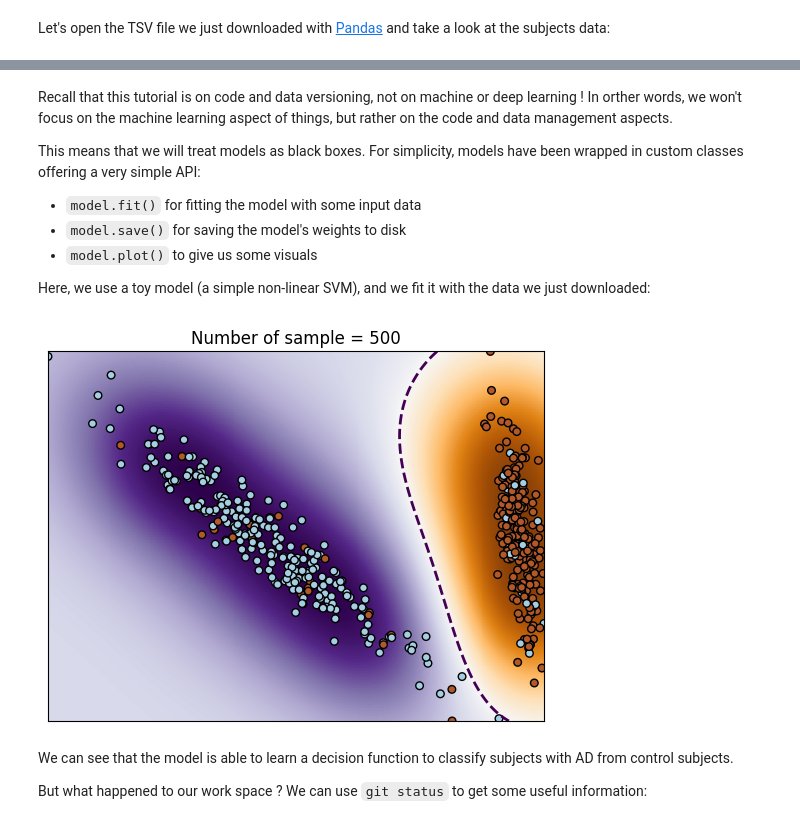
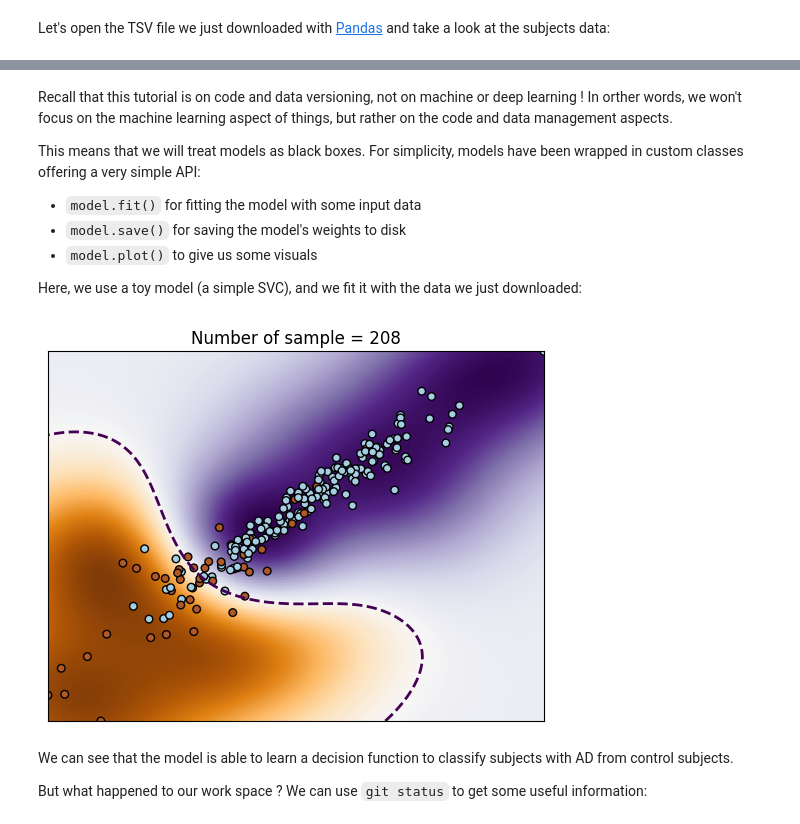
Before and after one commit to aramis-lab/NOW-2023, a Jupyter notebook: notebooks/data_versionning.ipynb, the cells around one changed output, grey strips where cells are left out. Cells and saved outputs as stored; diff of their text form; code cells hidden in the pictures.

Commit message:
update part2 chapter 2 to use new hc volume data

```diff
--- a/notebooks/data_versionning.ipynb
+++ b/notebooks/data_versionning.ipynb
@@ -249,14 +249,13 @@ This means that we will treat models as black boxes. For simplicity, models have
 - `model.save()` for saving the model's weights to disk
 - `model.plot()` to give us some visuals
 
-Here, we use a toy model (a simple non-linear SVM), and we fit it with the data we just downloaded:
+Here, we use a toy model (a simple SVC), and we fit it with the data we just downloaded:
 # %%
 import pickle
 import pandas as pd
 import numpy as np
 from sklearn import svm
 import matplotlib.pyplot as plt
-
 
 class Model:
     """Simple interface to a toy model for classification."""
@@ -267,7 +266,7 @@ class Model:
         self.max_x = np.max(self.X[:, 0])
         self.min_y = np.min(self.X[:, 1])
         self.max_y = np.max(self.X[:, 1])
-        self.estimator = svm.NuSVC(gamma="auto")
+        self.estimator = svm.SVC()
 
     @property
     def n_samples(self) -> int:
@@ -278,9 +277,9 @@ class Model:
         return [self.min_x, self.max_x, self.min_y, self.max_y]
 
     @classmethod
-    def from_dataframe(cls, df: pd.DataFrame):
-        X = np.array(df[["HC_left_volume", "HC_right_volume"]])
-        y = np.array([1 if x == "AD" else 0 for x in df["group"].values])
+    def from_dataframe(cls, df: pd.DataFrame, predictive_features: list[str], target_feature: str):
+        X = np.array(df[predictive_features])
+        y = np.array([1 if x == "AD" else 0 for x in df[target_feature].values])
         return cls(X, y)
 
     def fit(self):
@@ -313,12 +312,16 @@ class Model:
         plt.axis(self.bbox)
         plt.show()
 # %%
-model = Model.from_dataframe(df)
+model = Model.from_dataframe(
+    df,
+    predictive_features=["HC_left_volume", "HC_right_volume"],
+    target_feature="diagnosis",
+)
 model.fit()  # Fit the model
 model.save() # Serialize the trained model
 model.plot() # Plot the decision function with the data
 # %% [output]
-[figure, old version]
+[figure, new version]
 # %% [markdown]
 We can see that the model is able to learn a decision function to classify subjects with AD from control subjects.
 
```
Also changed, not shown: parts of 37 cells of this notebook, 1 other file.
